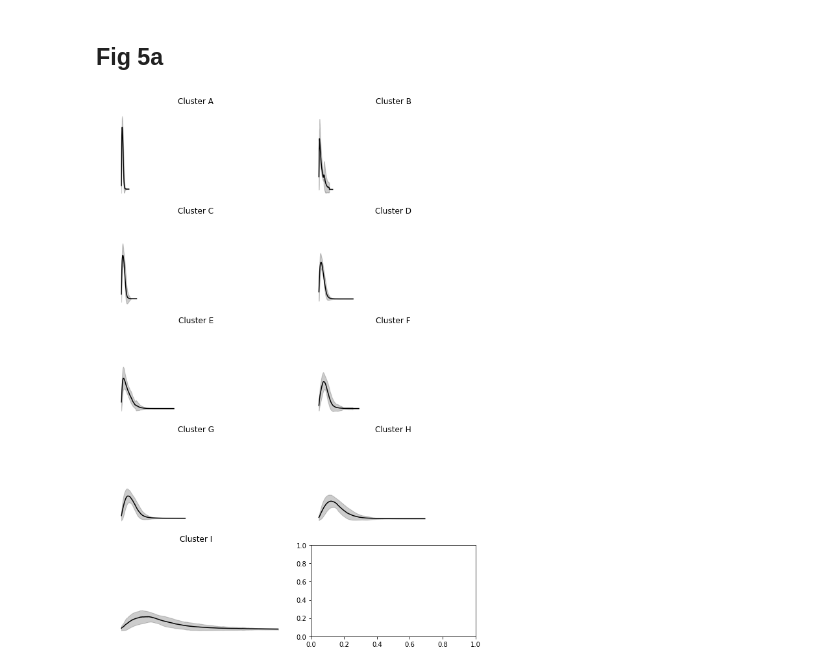
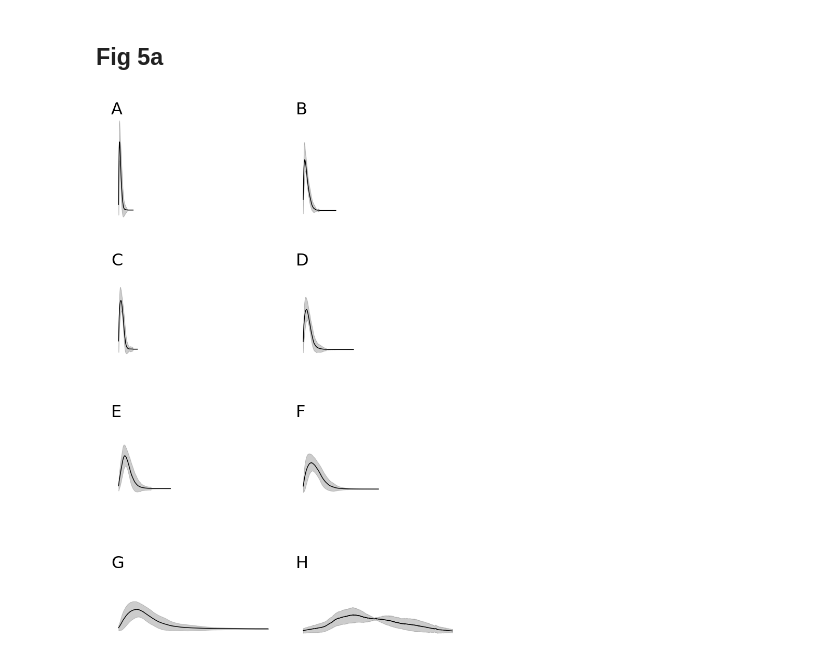
Before and after one commit to kushalkolar/mesmerize_manuscript_notebooks, a Jupyter notebook: kShapeFig.ipynb, the cells around one changed output. Cells and saved outputs as stored; diff of their text form; code cells hidden in the pictures.

Commit message:
update kshape

```diff
--- a/kShapeFig.ipynb
+++ b/kShapeFig.ipynb
@@ -16,9 +16,7 @@ fontprops = fm.FontProperties(size=18)
 # %%
 from scipy.stats import zscore
 # %%
-t = Transmission.from_hdf5('./data/kshape_data_small.ptrn')
+t = Transmission.from_hdf5('/home/kushal/Sars_stuff/ciona_cells_types_trns/kshape_nov_2020.ptrn')
-# %%
-t.df = t.df[t.df.KSHAPE_CLUSTER != 7]
 # %% [markdown]
 ## Fig 5a
 # %%
@@ -42,8 +40,16 @@ for c_ix in clusters:
     width = peak_widths(mean_peak, peaks=[np.argmax(mean_peak)], rel_height=0.5)[0][0]
     mean_widths[width] = c_ix
 
-nrows = 5
+nrows = 4
 ncols = 2
+
+title_pos = \
+{
+    0: 0.85,
+    1: 0.75,
+    2: 0.65,
+    3: 0.55
+}
 
 fig = plt.figure(figsize=(2*5, 3*5))
 axs = fig.subplots(nrows, ncols)
@@ -61,33 +67,35 @@ for alphabet, sort_ix, axs_ix in zip(alphabets, sort_ixs, axs_ixs):
 
     cluster_alphabet_mapping[c_ix] = alphabet
 
     ax = axs[axs_ix]
 
     cluster_members = scaled[t.df.KSHAPE_CLUSTER.values == c_ix]
 
     mean_curve = cluster_members.mean(axis=0)
 
     ys = cluster_members[:, :np.argmin(mean_curve)]
 
     stdev = ys.std(axis=0)
 
     xs = []
     for y in ys:
         xs.append(np.arange(y.size))
     xsh = np.hstack(xs)
     ysh = np.hstack(ys)
 
     sns.lineplot(x=xsh, y=ysh, ci='sd', color='k', ax=ax)
-    ax.set_title(f"Cluster {cluster_alphabet_mapping[c_ix]}")#", stdev @ maxima: {stdev[np.argmax(ys.mean(axis=0))].mean():.2f}, width: {np.argmax(ys.mean(axis=0))}")
+
+    ax.set_title(f"{cluster_alphabet_mapping[c_ix]}", fontdict={'fontsize': 32}, loc='left', y=title_pos[axs_ix[0]])#", stdev @ maxima: {stdev[np.argmax(ys.mean(axis=0))].mean():.2f}, width: {np.argmax(ys.mean(axis=0))}")
     ax.set_ylim([-2, 16])
     ax.set_xlim([-50, 1000])
     ax.xaxis.set_major_locator(ticker.MultipleLocator(100))
 #     ax.set_xticklabels(np.arange(0, padded.shape[1], 10))
     ax.spines['right'].set_visible(False)
     ax.spines['top'].set_visible(False)
 
     ax.axis('off')
+fig.tight_layout()
 plt.show()
 # %% [output]
-[figure, old version]
+[figure, new version]
 # %%
```
Also changed, not shown: parts of 1 cell of this notebook, 1 other file.
